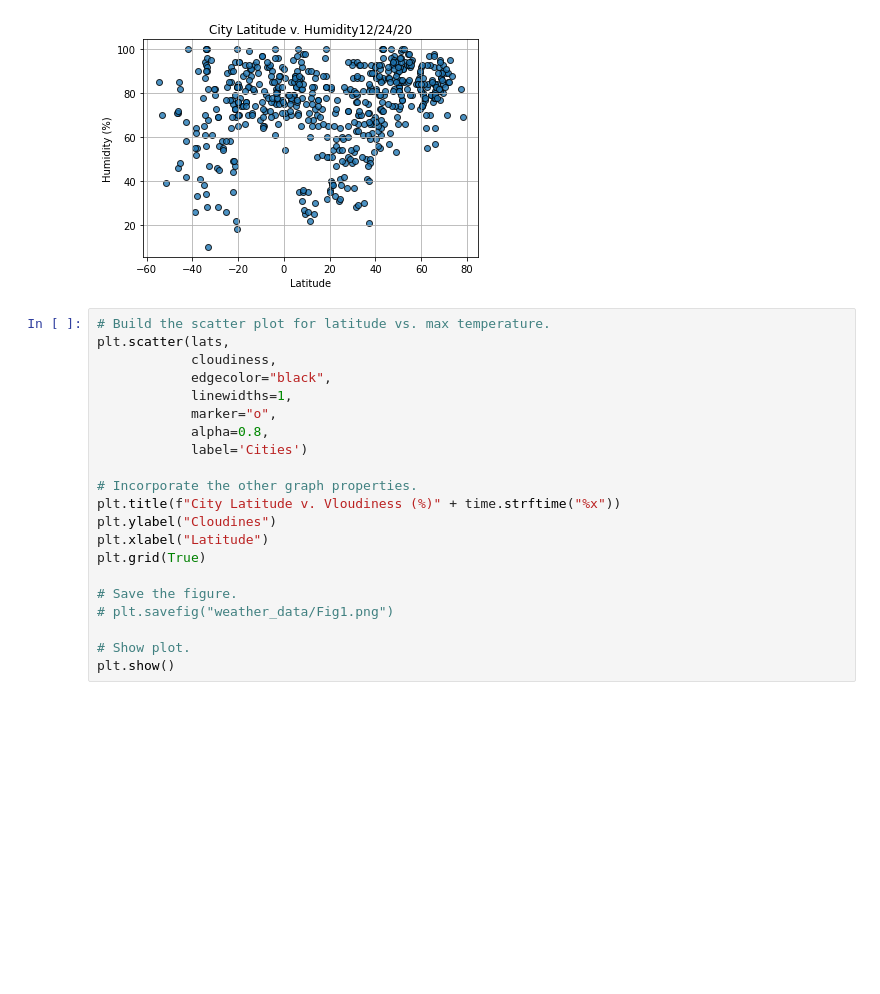
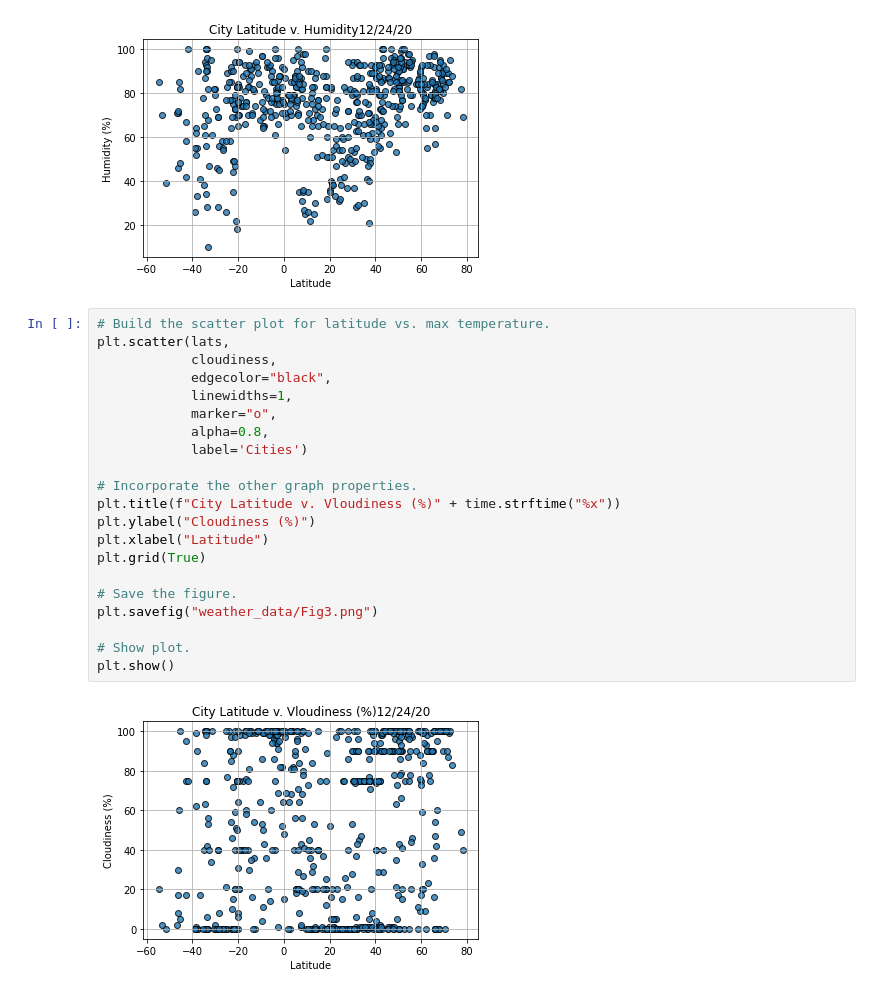
Before and after one commit to ed12rivera/World_Weather_Analysis, a Jupyter notebook: WeatherPy.ipynb, the cells around one changed output. Drawn from its saved outputs; the diff is of its cells as text; blank space fills up the shorter version.

```diff
--- a/WeatherPy.ipynb
+++ b/WeatherPy.ipynb
@@ -204,21 +203,23 @@ plt.show()
 # %%
 # Build the scatter plot for latitude vs. max temperature.
 plt.scatter(lats,
             cloudiness,
             edgecolor="black",
             linewidths=1,
             marker="o",
             alpha=0.8,
             label='Cities')
 
 # Incorporate the other graph properties.
 plt.title(f"City Latitude v. Vloudiness (%)" + time.strftime("%x"))
-plt.ylabel("Cloudines")
+plt.ylabel("Cloudiness (%)")
 plt.xlabel("Latitude")
 plt.grid(True)
 
 # Save the figure.
-# plt.savefig("weather_data/Fig1.png")
+plt.savefig("weather_data/Fig3.png")
 
 # Show plot.
 plt.show()
+# %% [output]
+[figure, added]
```
Also changed, not shown: parts of 18 cells of this notebook, 5 other files.
